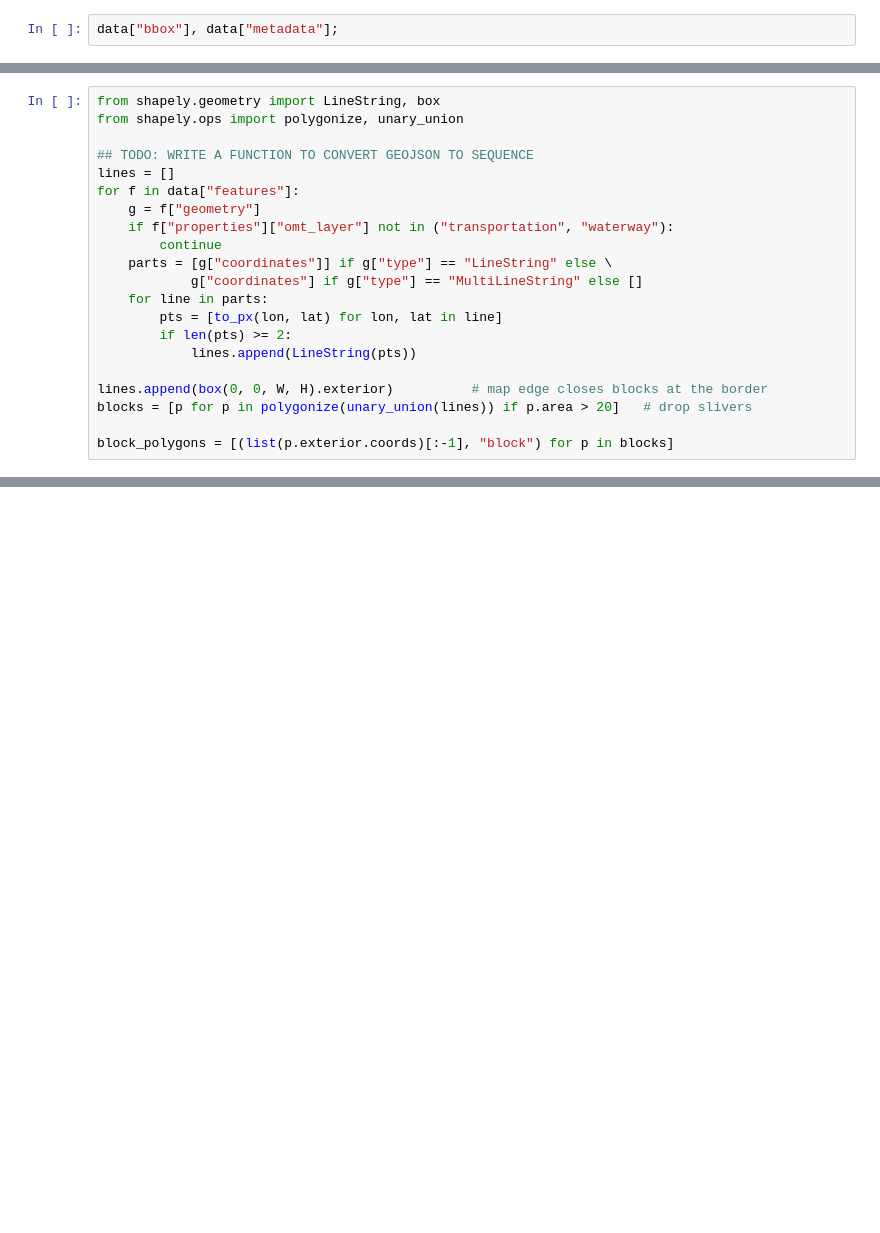
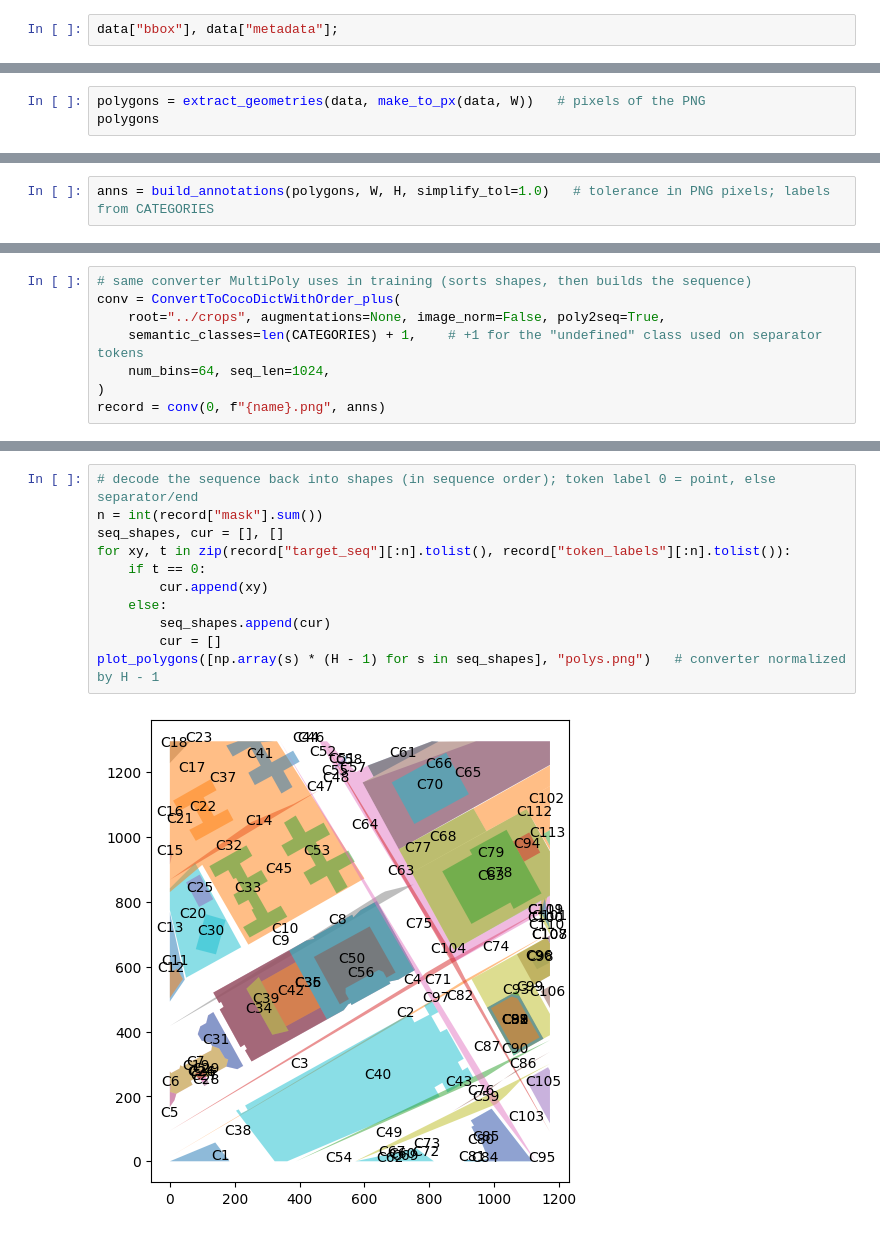
Before and after one commit to minsung-kim-dev/Vectorizing-Raster-Maps, a Jupyter notebook: _scratch/eda.ipynb, the cells around one changed output, grey strips where cells are left out. Saved outputs shown, nothing was run; the diff lists cells and outputs as text; blank space fills up the shorter version.

Commit message:
add coco conversion script

```diff
--- a/_scratch/eda.ipynb
+++ b/_scratch/eda.ipynb
@@ -53,21 +42,0 @@ for f in data["features"]:
-# %%
-from shapely.geometry import LineString, box
-from shapely.ops import polygonize, unary_union
-
-## TODO: WRITE A FUNCTION TO CONVERT GEOJSON TO SEQUENCE
-lines = []
-for f in data["features"]:
-    g = f["geometry"]
-    if f["properties"]["omt_layer"] not in ("transportation", "waterway"):
-        continue
-    parts = [g["coordinates"]] if g["type"] == "LineString" else \
-            g["coordinates"] if g["type"] == "MultiLineString" else []
-    for line in parts:
-        pts = [to_px(lon, lat) for lon, lat in line]
-        if len(pts) >= 2:
-            lines.append(LineString(pts))
-
-lines.append(box(0, 0, W, H).exterior)          # map edge closes blocks at the border
-blocks = [p for p in polygonize(unary_union(lines)) if p.area > 20]   # drop slivers
-
-block_polygons = [(list(p.exterior.coords)[:-1], "block") for p in blocks]
@@ -134,0 +52,3 @@ plt.show()
+# %%
+polygons = extract_geometries(data, make_to_px(data, W))   # pixels of the PNG
+polygons
@@ -134,0 +81,2 @@ plt.show()
+# %%
+anns = build_annotations(polygons, W, H, simplify_tol=1.0)   # tolerance in PNG pixels; labels from CATEGORIES
@@ -134,0 +94,8 @@ plt.show()
+# %%
+# same converter MultiPoly uses in training (sorts shapes, then builds the sequence)
+conv = ConvertToCocoDictWithOrder_plus(
+    root="../crops", augmentations=None, image_norm=False, poly2seq=True,
+    semantic_classes=len(CATEGORIES) + 1,    # +1 for the "undefined" class used on separator tokens
+    num_bins=64, seq_len=1024,
+)
+record = conv(0, f"{name}.png", anns)
@@ -134,0 +108,13 @@ plt.show()
+# %%
+# decode the sequence back into shapes (in sequence order); token label 0 = point, else separator/end
+n = int(record["mask"].sum())
+seq_shapes, cur = [], []
+for xy, t in zip(record["target_seq"][:n].tolist(), record["token_labels"][:n].tolist()):
+    if t == 0:
+        cur.append(xy)
+    else:
+        seq_shapes.append(cur)
+        cur = []
+plot_polygons([np.array(s) * (H - 1) for s in seq_shapes], "polys.png")   # converter normalized by H - 1
+# %% [output]
+[figure, added]
```
Also changed, not shown: parts of 18 cells of this notebook, 6 other files.
